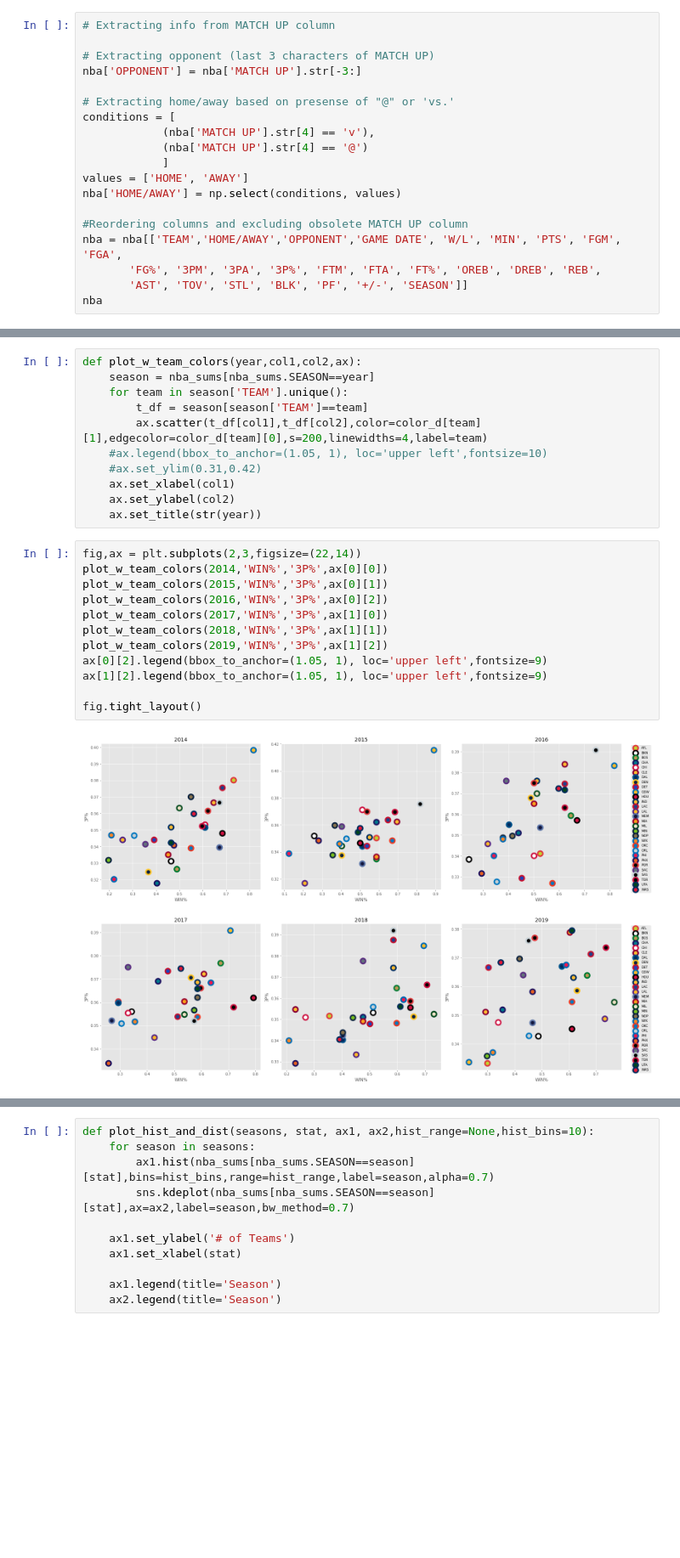
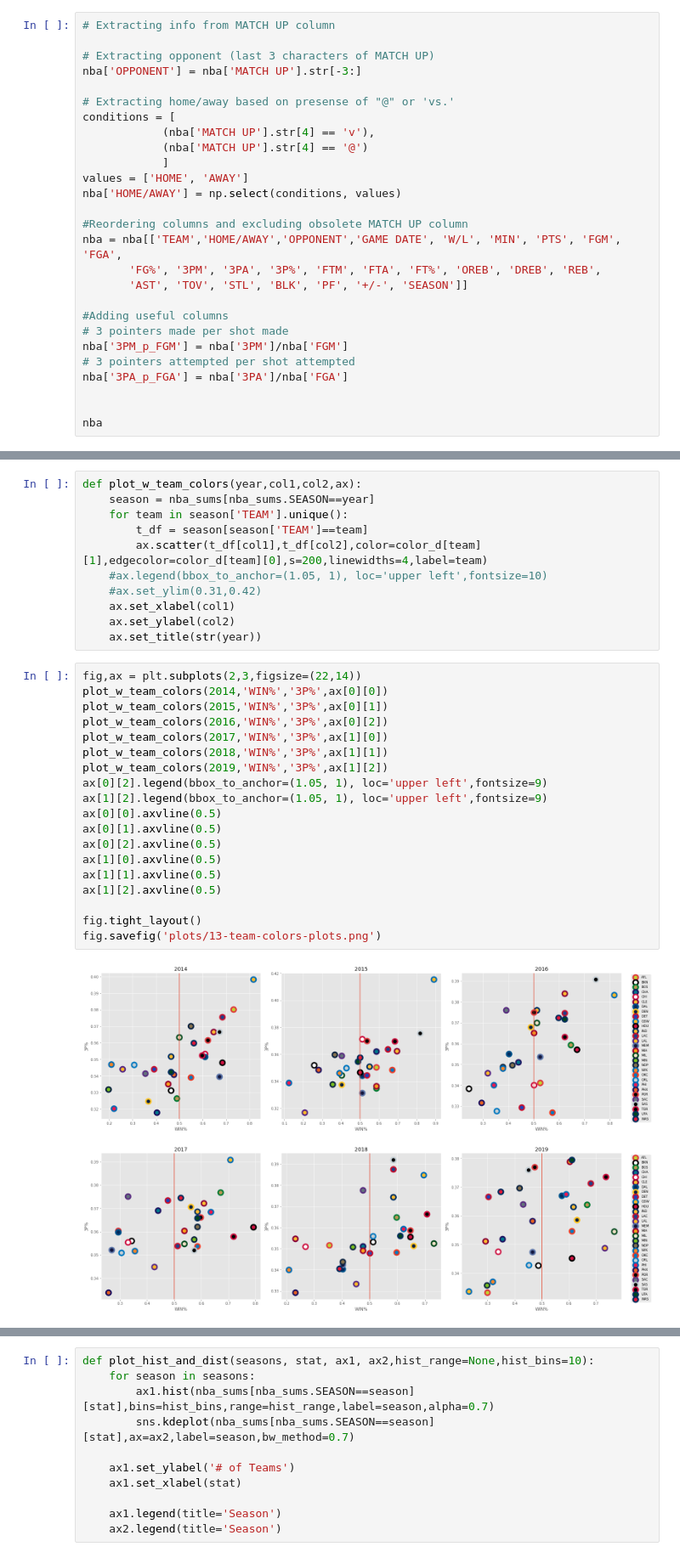
Before and after one commit to Nick-Henderson/nba-3pt-analysis, a Jupyter notebook: nba-3pt-analysis.ipynb, the cells around one changed output, grey strips where cells are left out. Shown at 85% size. Drawn from its saved outputs; the diff is of its cells as text; blank space fills up the shorter version.

```diff
--- a/nba-3pt-analysis.ipynb
+++ b/nba-3pt-analysis.ipynb
@@ -65,6 +65,14 @@ nba['HOME/AWAY'] = np.select(conditions, values)
 nba = nba[['TEAM','HOME/AWAY','OPPONENT','GAME DATE', 'W/L', 'MIN', 'PTS', 'FGM', 'FGA',
        'FG%', '3PM', '3PA', '3P%', 'FTM', 'FTA', 'FT%', 'OREB', 'DREB', 'REB',
        'AST', 'TOV', 'STL', 'BLK', 'PF', '+/-', 'SEASON']]
+
+#Adding useful columns
+# 3 pointers made per shot made
+nba['3PM_p_FGM'] = nba['3PM']/nba['FGM']
+# 3 pointers attempted per shot attempted
+nba['3PA_p_FGA'] = nba['3PA']/nba['FGA']
+
+
 nba
 # %% [output]
 |  | TEAM | HOME/AWAY | OPPONENT | GAME DATE | W/L | MIN | PTS | FGM | FGA | FG% | ... |
@@ -513,14 +562,21 @@ def plot_w_team_colors(year,col1,col2,ax):
 # %%
 fig,ax = plt.subplots(2,3,figsize=(22,14))
 plot_w_team_colors(2014,'WIN%','3P%',ax[0][0])
 plot_w_team_colors(2015,'WIN%','3P%',ax[0][1])
 plot_w_team_colors(2016,'WIN%','3P%',ax[0][2])
 plot_w_team_colors(2017,'WIN%','3P%',ax[1][0])
 plot_w_team_colors(2018,'WIN%','3P%',ax[1][1])
 plot_w_team_colors(2019,'WIN%','3P%',ax[1][2])
 ax[0][2].legend(bbox_to_anchor=(1.05, 1), loc='upper left',fontsize=9)
 ax[1][2].legend(bbox_to_anchor=(1.05, 1), loc='upper left',fontsize=9)
+ax[0][0].axvline(0.5)
+ax[0][1].axvline(0.5)
+ax[0][2].axvline(0.5)
+ax[1][0].axvline(0.5)
+ax[1][1].axvline(0.5)
+ax[1][2].axvline(0.5)
 
 fig.tight_layout()
+fig.savefig('plots/13-team-colors-plots.png')
 # %% [output]
-[figure, old version]
+[figure, new version]
```
Also changed, not shown: parts of 34 cells of this notebook, 21 other files.
